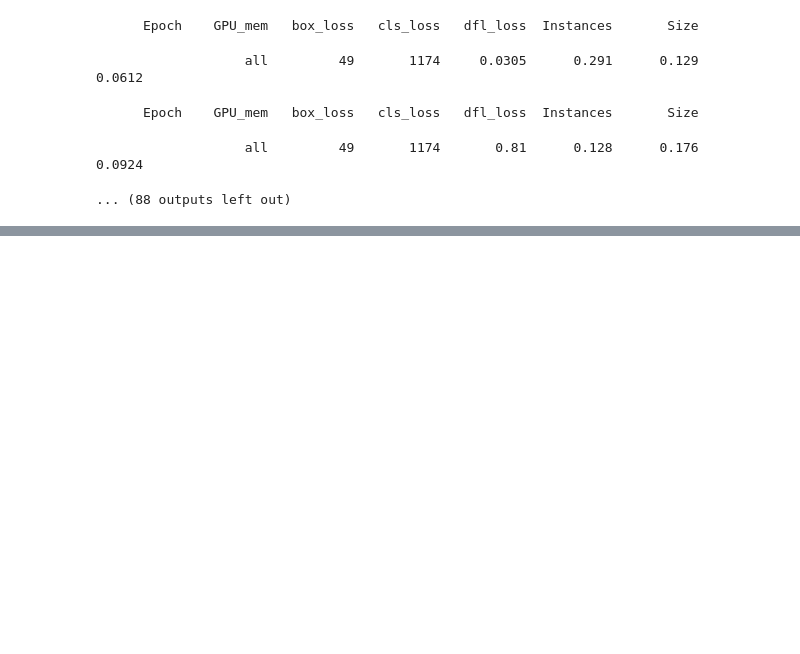
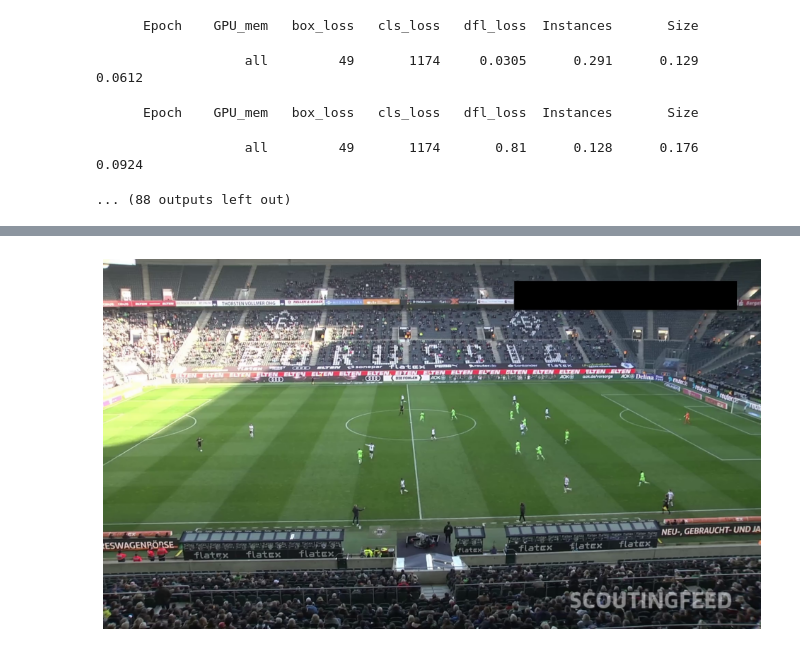
Before and after one commit to NguyenVanVuong613/YOLOv11, a Jupyter notebook: YOLOv11.ipynb, the cells around one changed output, grey strips where cells are left out. Saved outputs shown, nothing was run; the diff lists cells and outputs as text; code cells hidden in the pictures; blank space fills up the shorter version.

```diff
--- a/YOLOv11.ipynb
+++ b/YOLOv11.ipynb
@@ -99,0 +142,11 @@ Starting training for 100 epochs...
+# %%
+import supervision as sv
+
+SOURCE_VIDEO_PATH = "/content/08fd33_0.mp4"
+
+frame_generator = sv.get_video_frames_generator(SOURCE_VIDEO_PATH)
+frame = next(frame_generator)
+
+sv.plot_image(frame)
+# %% [output]
+[figure, added]
```
Also changed, not shown: parts of 3 cells of this notebook.
